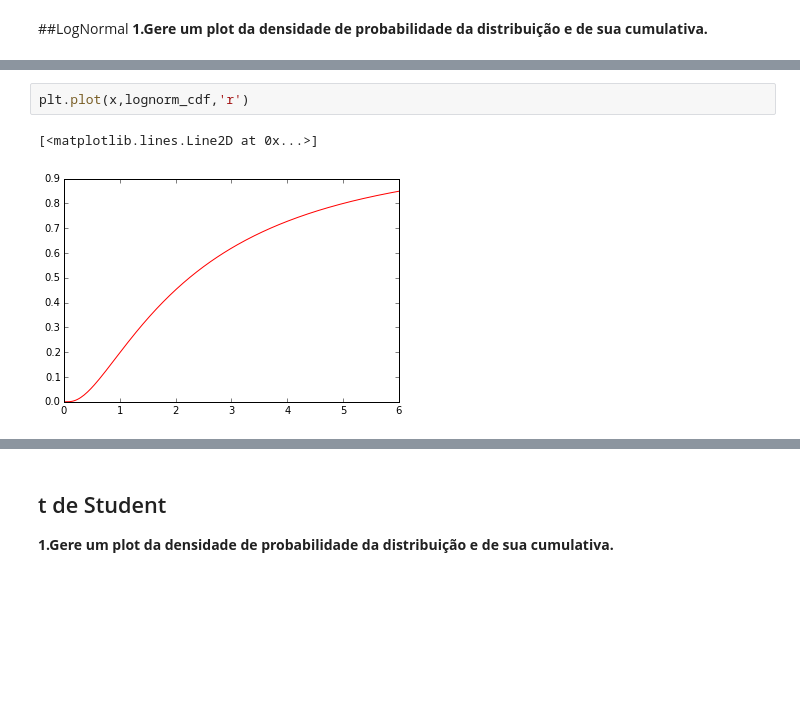
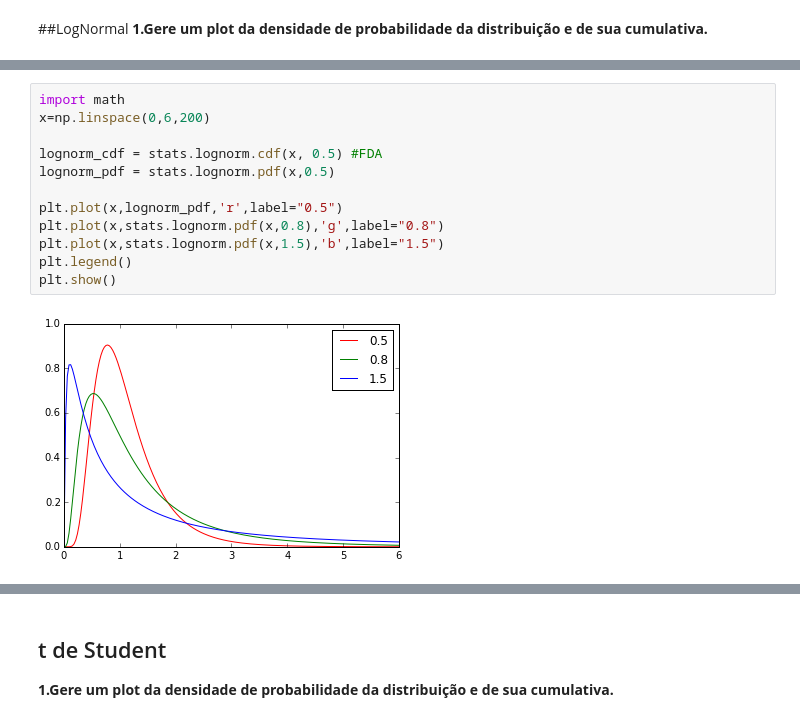
Before and after one commit to sucodesapo/Entrega-9, a Jupyter notebook: CDAula_09.ipynb, the cells around one changed output, grey strips where cells are left out. Cells and saved outputs as stored; diff of their text form; blank space fills up the shorter version.

```diff
--- a/CDAula_09.ipynb
+++ b/CDAula_09.ipynb
@@ -45,5 +35,14 @@ plt.plot(x,lognorm_pdf,'r')
-# %%
-plt.plot(x,lognorm_cdf,'r')
-# %% [output]
-[<matplotlib.lines.Line2D at 0x...>]
-[figure, removed]
+# %%
+import math
+x=np.linspace(0,6,200)
+
+lognorm_cdf = stats.lognorm.cdf(x, 0.5) #FDA
+lognorm_pdf = stats.lognorm.pdf(x,0.5)
+
+plt.plot(x,lognorm_pdf,'r',label="0.5")
+plt.plot(x,stats.lognorm.pdf(x,0.8),'g',label="0.8")
+plt.plot(x,stats.lognorm.pdf(x,1.5),'b',label="1.5")
+plt.legend()
+plt.show()
+# %% [output]
+[figure, added]
```
Also changed, not shown: parts of 5 cells of this notebook.
